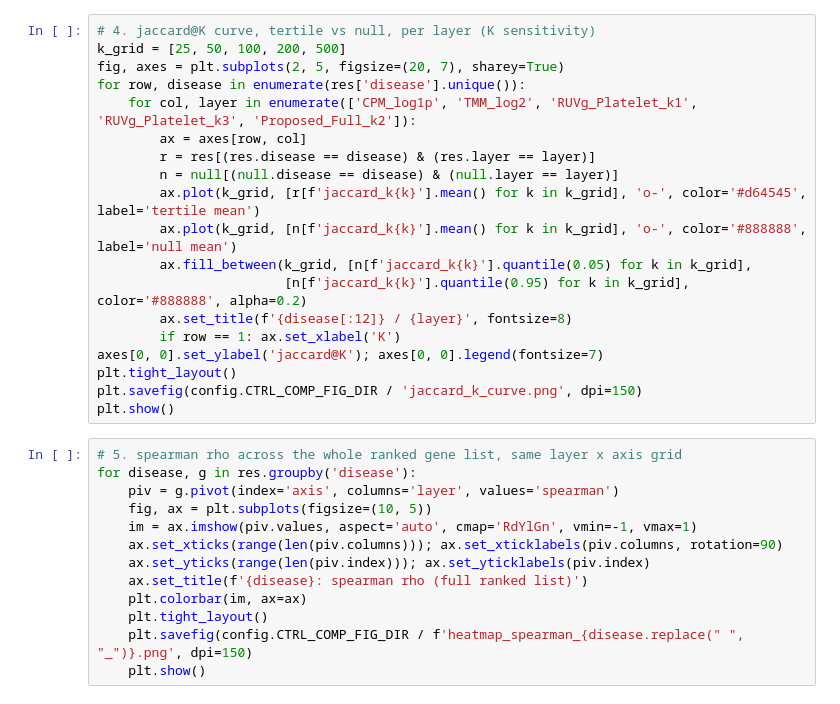
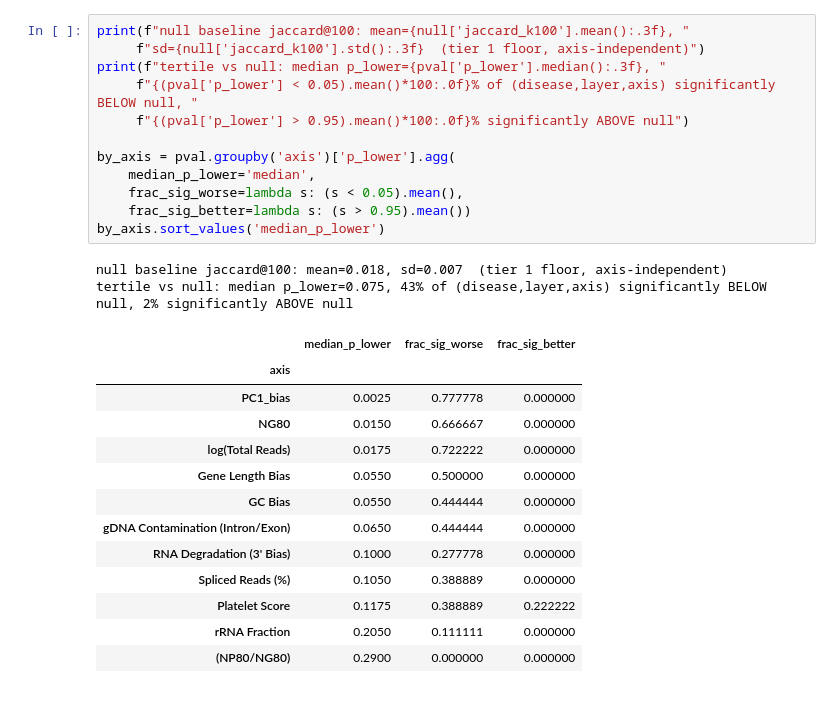
Before and after one commit to jmj3078/cfRNA_Disentaglement, a Jupyter notebook: EDA/control_composition_review.ipynb, the cells around one changed output. Drawn from its saved outputs; the diff is of its cells as text.

```diff
--- a/EDA/control_composition_review.ipynb
+++ b/EDA/control_composition_review.ipynb
@@ -65,33 +61,29 @@ plt.show()
-# %%
-# 4. jaccard@K curve, tertile vs null, per layer (K sensitivity)
-k_grid = [25, 50, 100, 200, 500]
-fig, axes = plt.subplots(2, 5, figsize=(20, 7), sharey=True)
-for row, disease in enumerate(res['disease'].unique()):
-    for col, layer in enumerate(['CPM_log1p', 'TMM_log2', 'RUVg_Platelet_k1', 'RUVg_Platelet_k3', 'Proposed_Full_k2']):
-        ax = axes[row, col]
-        r = res[(res.disease == disease) & (res.layer == layer)]
-        n = null[(null.disease == disease) & (null.layer == layer)]
-        ax.plot(k_grid, [r[f'jaccard_k{k}'].mean() for k in k_grid], 'o-', color='#d64545', label='tertile mean')
-        ax.plot(k_grid, [n[f'jaccard_k{k}'].mean() for k in k_grid], 'o-', color='#888888', label='null mean')
-        ax.fill_between(k_grid, [n[f'jaccard_k{k}'].quantile(0.05) for k in k_grid],
-                        [n[f'jaccard_k{k}'].quantile(0.95) for k in k_grid], color='#888888', alpha=0.2)
-        ax.set_title(f'{disease[:12]} / {layer}', fontsize=8)
-        if row == 1: ax.set_xlabel('K')
-axes[0, 0].set_ylabel('jaccard@K'); axes[0, 0].legend(fontsize=7)
-plt.tight_layout()
-plt.savefig(config.CTRL_COMP_FIG_DIR / 'jaccard_k_curve.png', dpi=150)
-plt.show()
-# %%
-# 5. spearman rho across the whole ranked gene list, same layer x axis grid
-for disease, g in res.groupby('disease'):
-    piv = g.pivot(index='axis', columns='layer', values='spearman')
-    fig, ax = plt.subplots(figsize=(10, 5))
-    im = ax.imshow(piv.values, aspect='auto', cmap='RdYlGn', vmin=-1, vmax=1)
-    ax.set_xticks(range(len(piv.columns))); ax.set_xticklabels(piv.columns, rotation=90)
-    ax.set_yticks(range(len(piv.index))); ax.set_yticklabels(piv.index)
-    ax.set_title(f'{disease}: spearman rho (full ranked list)')
-    plt.colorbar(im, ax=ax)
-    plt.tight_layout()
-    plt.savefig(config.CTRL_COMP_FIG_DIR / f'heatmap_spearman_{disease.replace(" ", "_")}.png', dpi=150)
-    plt.show()
+# %%
+print(f"null baseline jaccard@100: mean={null['jaccard_k100'].mean():.3f}, "
+     f"sd={null['jaccard_k100'].std():.3f}  (tier 1 floor, axis-independent)")
+print(f"tertile vs null: median p_lower={pval['p_lower'].median():.3f}, "
+     f"{(pval['p_lower'] < 0.05).mean()*100:.0f}% of (disease,layer,axis) significantly BELOW null, "
+     f"{(pval['p_lower'] > 0.95).mean()*100:.0f}% significantly ABOVE null")
+
+by_axis = pval.groupby('axis')['p_lower'].agg(
+    median_p_lower='median',
+    frac_sig_worse=lambda s: (s < 0.05).mean(),
+    frac_sig_better=lambda s: (s > 0.95).mean())
+by_axis.sort_values('median_p_lower')
+# %% [output]
+null baseline jaccard@100: mean=0.018, sd=0.007  (tier 1 floor, axis-independent)
+tertile vs null: median p_lower=0.075, 43% of (disease,layer,axis) significantly BELOW null, 2% significantly ABOVE null
+|  | median_p_lower | frac_sig_worse | frac_sig_better |
+| axis |  |  |  |
+| PC1_bias | 0.0025 | 0.777778 | 0.000000 |
+| NG80 | 0.0150 | 0.666667 | 0.000000 |
+| log(Total Reads) | 0.0175 | 0.722222 | 0.000000 |
+| Gene Length Bias | 0.0550 | 0.500000 | 0.000000 |
+| GC Bias | 0.0550 | 0.444444 | 0.000000 |
+| gDNA Contamination (Intron/Exon) | 0.0650 | 0.444444 | 0.000000 |
+| RNA Degradation (3' Bias) | 0.1000 | 0.277778 | 0.000000 |
+| Spliced Reads (%) | 0.1050 | 0.388889 | 0.000000 |
+| Platelet Score | 0.1175 | 0.388889 | 0.222222 |
+| rRNA Fraction | 0.2050 | 0.111111 | 0.000000 |
+| (NP80/NG80) | 0.2900 | 0.000000 | 0.000000 |
 # %%
```
Also changed, not shown: parts of 8 cells of this notebook, 15 other files.
